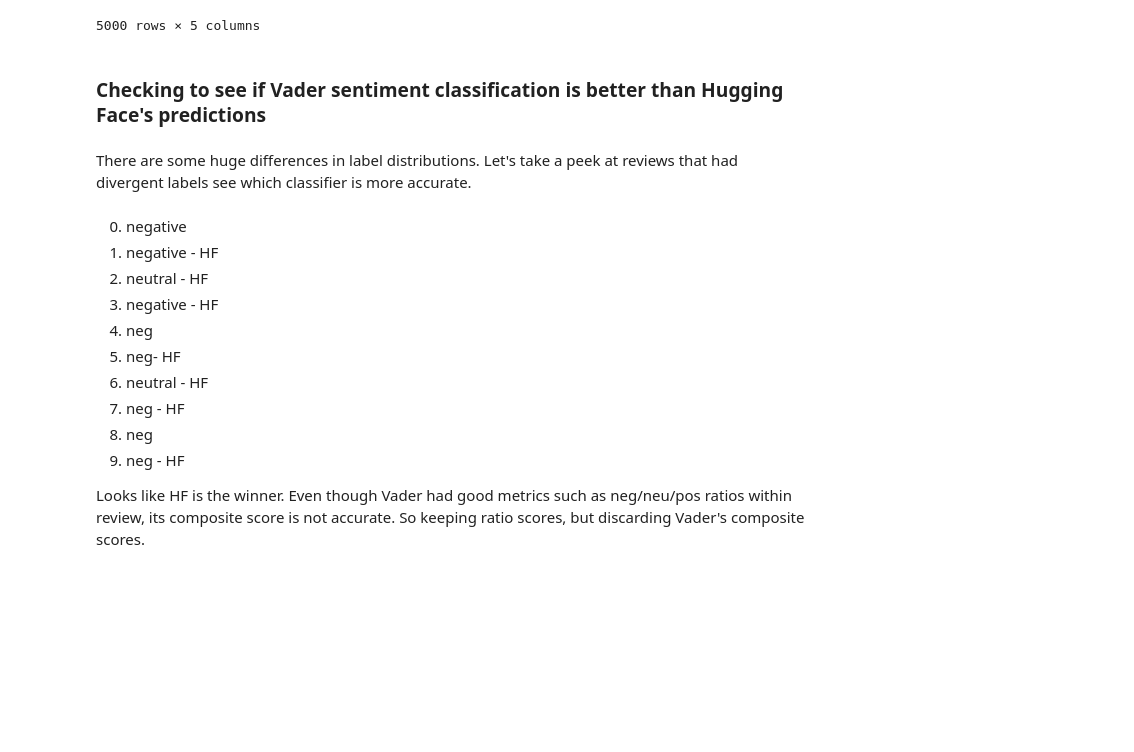
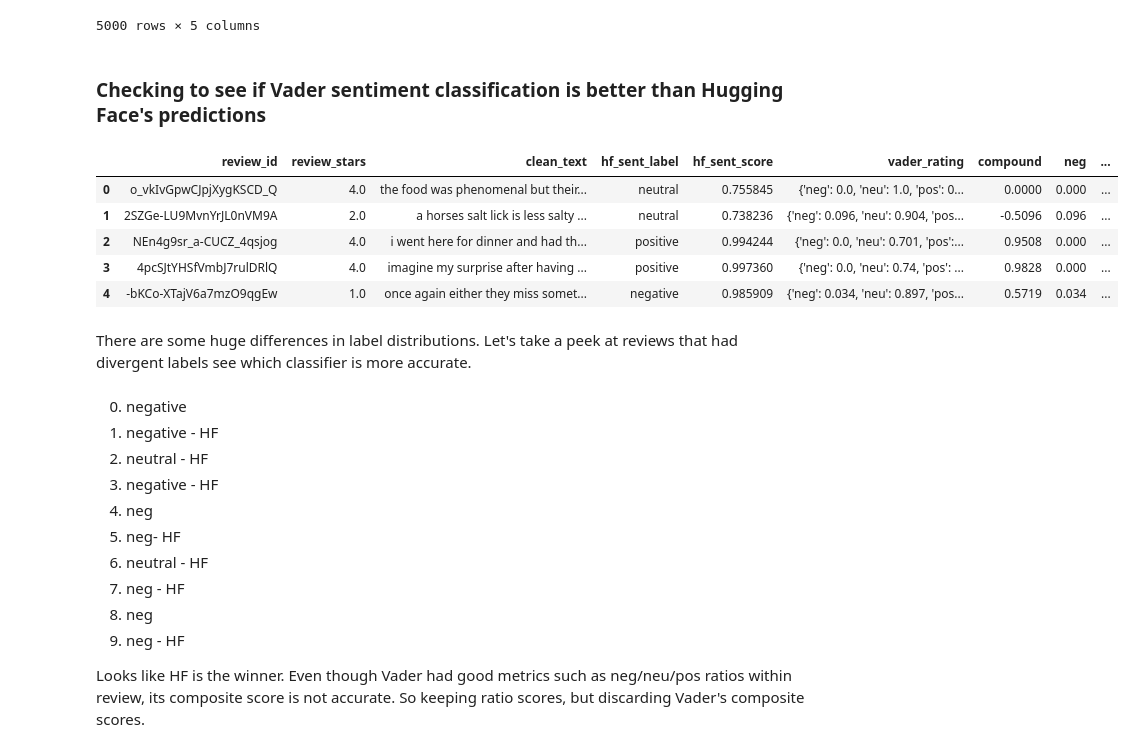
Before and after one commit to mindyng/2024-Business-Projects, a Jupyter notebook: yelp-reviews-analysis.ipynb, the cells around one changed output. Drawn from its saved outputs; the diff is of its cells as text; code cells hidden in the pictures; blank space fills up the shorter version.

```diff
--- a/yelp-reviews-analysis.ipynb
+++ b/yelp-reviews-analysis.ipynb
@@ -464,3 +476,12 @@ test2
+# %%
+test2.head()
+# %% [output]
+|  | review_id | review_stars | clean_text | hf_sent_label | hf_sent_score | vader_rating | compound | neg | ... |
+| 0 | o_vkIvGpwCJpjXygKSCD_Q | 4.0 | the food was phenomenal but their... | neutral | 0.755845 | {'neg': 0.0, 'neu': 1.0, 'pos': 0... | 0.0000 | 0.000 | ... |
+| 1 | 2SZGe-LU9MvnYrJL0nVM9A | 2.0 | a horses salt lick is less salty ... | neutral | 0.738236 | {'neg': 0.096, 'neu': 0.904, 'pos... | -0.5096 | 0.096 | ... |
+| 2 | NEn4g9sr_a-CUCZ_4qsjog | 4.0 | i went here for dinner and had th... | positive | 0.994244 | {'neg': 0.0, 'neu': 0.701, 'pos':... | 0.9508 | 0.000 | ... |
+| 3 | 4pcSJtYHSfVmbJ7rulDRlQ | 4.0 | imagine my surprise after having ... | positive | 0.997360 | {'neg': 0.0, 'neu': 0.74, 'pos': ... | 0.9828 | 0.000 | ... |
+| 4 | -bKCo-XTajV6a7mzO9qgEw | 1.0 | once again either they miss somet... | negative | 0.985909 | {'neg': 0.034, 'neu': 0.897, 'pos... | 0.5719 | 0.034 | ... |
 # %%
 # Get vader sentiment in neat format
 
```
Also changed, not shown: parts of 74 cells of this notebook.
